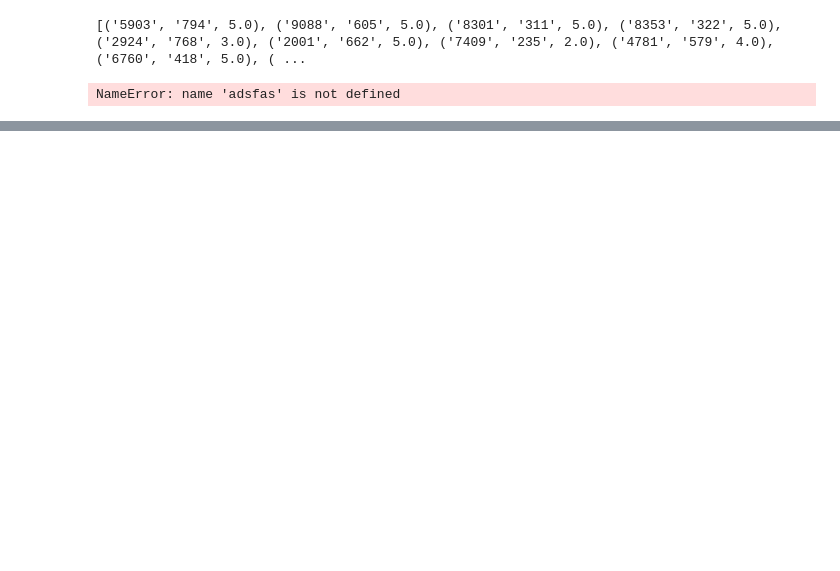
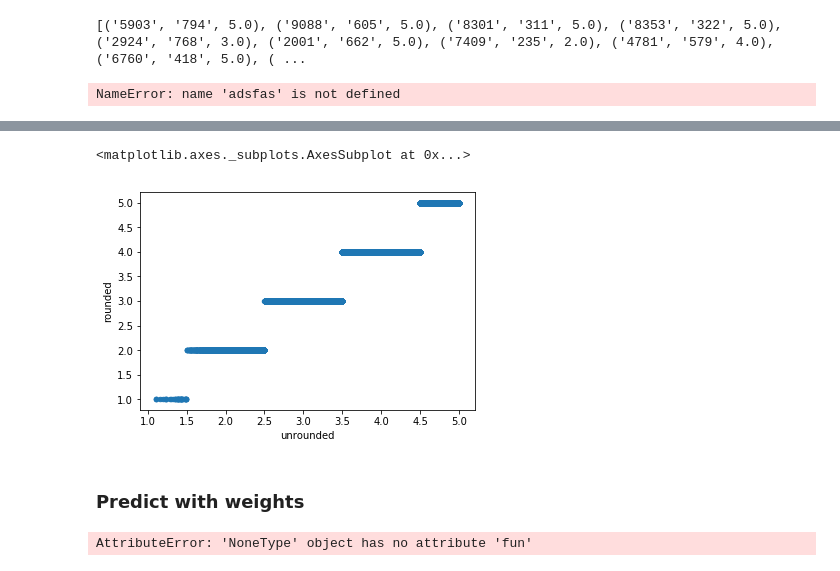
Before and after one commit to justcho5/ml_projects, a Jupyter notebook: project2/Kiru.ipynb, the cells around one changed output, grey strips where cells are left out. Cells and saved outputs as stored; diff of their text form; code cells hidden in the pictures; blank space fills up the shorter version.

```diff
--- a/project2/Kiru.ipynb
+++ b/project2/Kiru.ipynb
@@ -311,0 +399,3 @@ NameError: name 'adsfas' is not defined
+# %%
+df_submission = pd.read_csv('data/sample_submission.csv')
+df_submission = split_user_movie(df_submission)
@@ -311,0 +406,11 @@ NameError: name 'adsfas' is not defined
+# %%
+df_lower_user = set(df_lower.user.values)
+predictions = []
+for each in tqdm(df_submission.iterrows(), total=len(df_submission)):
+    user = each[1].user
+    movie = each[1].movie
+    if user in df_lower_user:
+        prediction = lower_algo.algo.predict(str(user), str(movie)).est
+    else:
+        prediction = upper_algo.algo.predict(str(user), str(movie)).est
+    predictions.append((user, movie, prediction))
@@ -311,0 +423,5 @@ NameError: name 'adsfas' is not defined
+# %%
+x = s.write_predictions_to_file(predictions, "run_9_split_full_without_blending/submission.csv")
+# %%
+first = list(map(lambda x: x[2], new_predictions))
+second = list(map(lambda x: x[2], predictions))
@@ -311,0 +432,7 @@ NameError: name 'adsfas' is not defined
+# %%
+pd.DataFrame(data={'unrounded': first, 'rounded': np.round(first)}).plot.scatter(x='unrounded', y='rounded')
+# %% [output]
+<matplotlib.axes._subplots.AxesSubplot at 0x...>
+[figure, added]
+# %% [markdown]
+### Predict with weights
@@ -311,0 +443,4 @@ NameError: name 'adsfas' is not defined
+# %%
+x = list(map(lambda x: x[1].fun, file_loaded))
+# %% [output]
+AttributeError: 'NoneType' object has no attribute 'fun'
```
Also changed, not shown: parts of 30 cells of this notebook, 1 other file.
